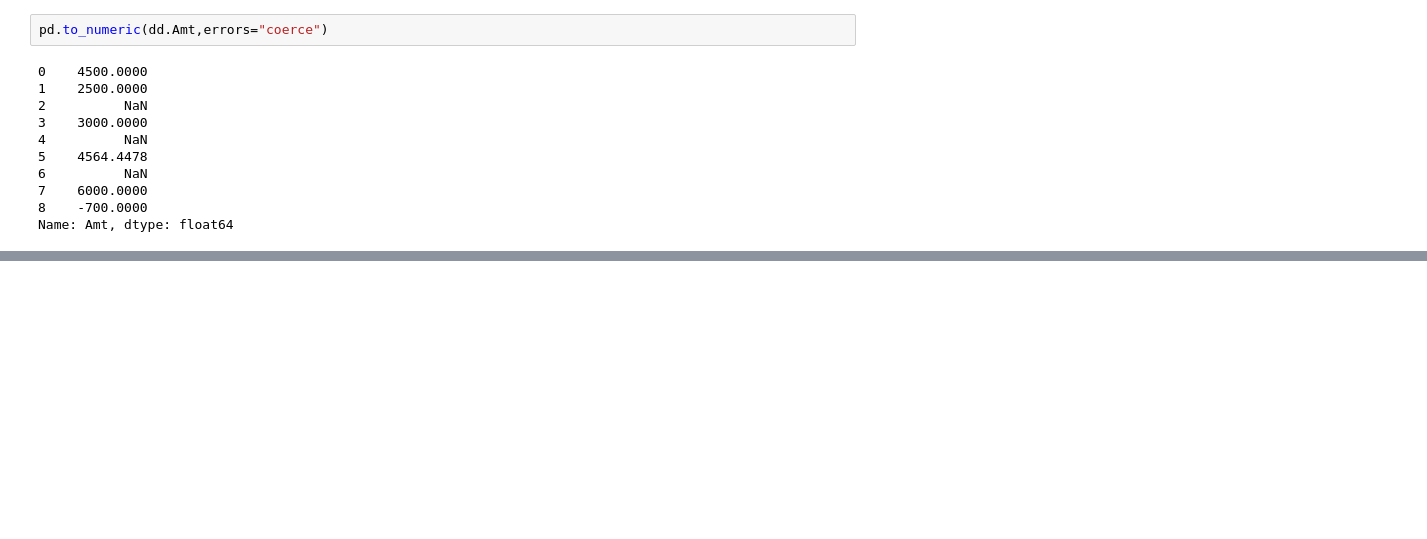
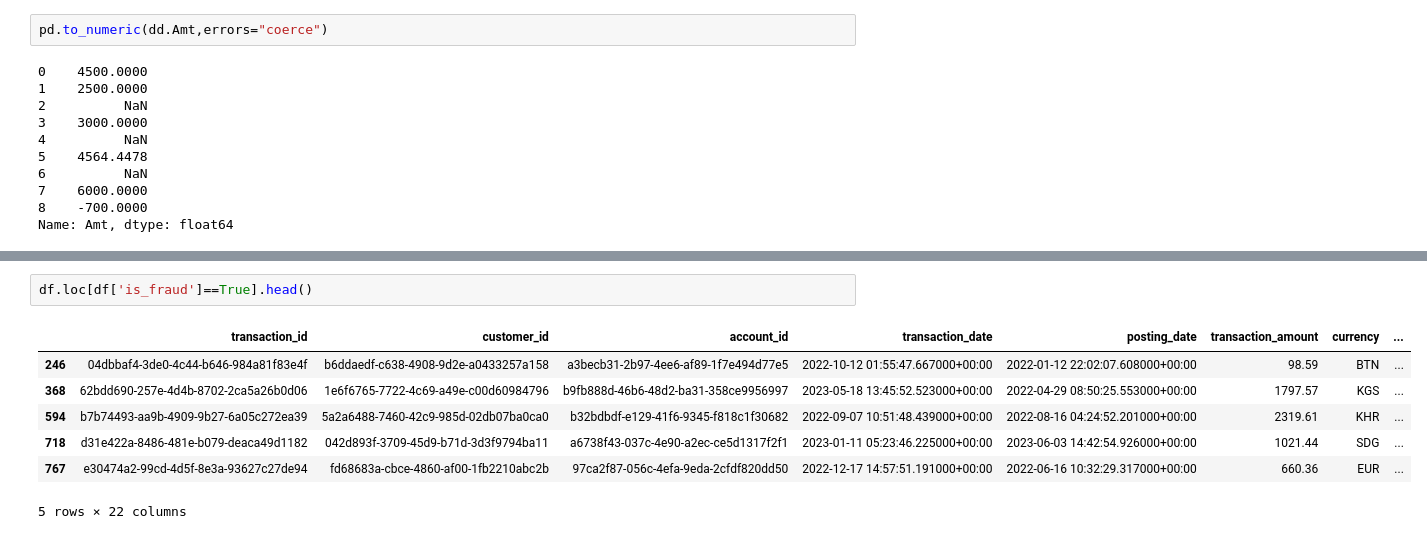
Before and after one commit to MuraliAirody/PyAi_Foundation, a Jupyter notebook: Practice/case_study.ipynb, the cells around one changed output, grey strips where cells are left out. Drawn from its saved outputs; the diff is of its cells as text; blank space fills up the shorter version.

```diff
--- a/Practice/case_study.ipynb
+++ b/Practice/case_study.ipynb
@@ -239,0 +311,10 @@ Name: Amt, dtype: float64
+# %%
+df.loc[df['is_fraud']==True].head()
+# %% [output]
+|  | transaction_id | customer_id | account_id | transaction_date | posting_date | transaction_amount | currency | ... |
+| 246 | 04dbbaf4-3de0-4c44-b646-984a81f83e4f | b6ddaedf-c638-4908-9d2e-a0433257a158 | a3becb31-2b97-4ee6-af89-1f7e494d77e5 | 2022-10-12 01:55:47.667000+00:00 | 2022-01-12 22:02:07.608000+00:00 | 98.59 | BTN | ... |
+| 368 | 62bdd690-257e-4d4b-8702-2ca5a26b0d06 | 1e6f6765-7722-4c69-a49e-c00d60984796 | b9fb888d-46b6-48d2-ba31-358ce9956997 | 2023-05-18 13:45:52.523000+00:00 | 2022-04-29 08:50:25.553000+00:00 | 1797.57 | KGS | ... |
+| 594 | b7b74493-aa9b-4909-9b27-6a05c272ea39 | 5a2a6488-7460-42c9-985d-02db07ba0ca0 | b32bdbdf-e129-41f6-9345-f818c1f30682 | 2022-09-07 10:51:48.439000+00:00 | 2022-08-16 04:24:52.201000+00:00 | 2319.61 | KHR | ... |
+| 718 | d31e422a-8486-481e-b079-deaca49d1182 | 042d893f-3709-45d9-b71d-3d3f9794ba11 | a6738f43-037c-4e90-a2ec-ce5d1317f2f1 | 2023-01-11 05:23:46.225000+00:00 | 2023-06-03 14:42:54.926000+00:00 | 1021.44 | SDG | ... |
+| 767 | e30474a2-99cd-4d5f-8e3a-93627c27de94 | fd68683a-cbce-4860-af00-1fb2210abc2b | 97ca2f87-056c-4efa-9eda-2cfdf820dd50 | 2022-12-17 14:57:51.191000+00:00 | 2022-06-16 10:32:29.317000+00:00 | 660.36 | EUR | ... |
+5 rows × 22 columns
```
Also changed, not shown: parts of 7 cells of this notebook.
